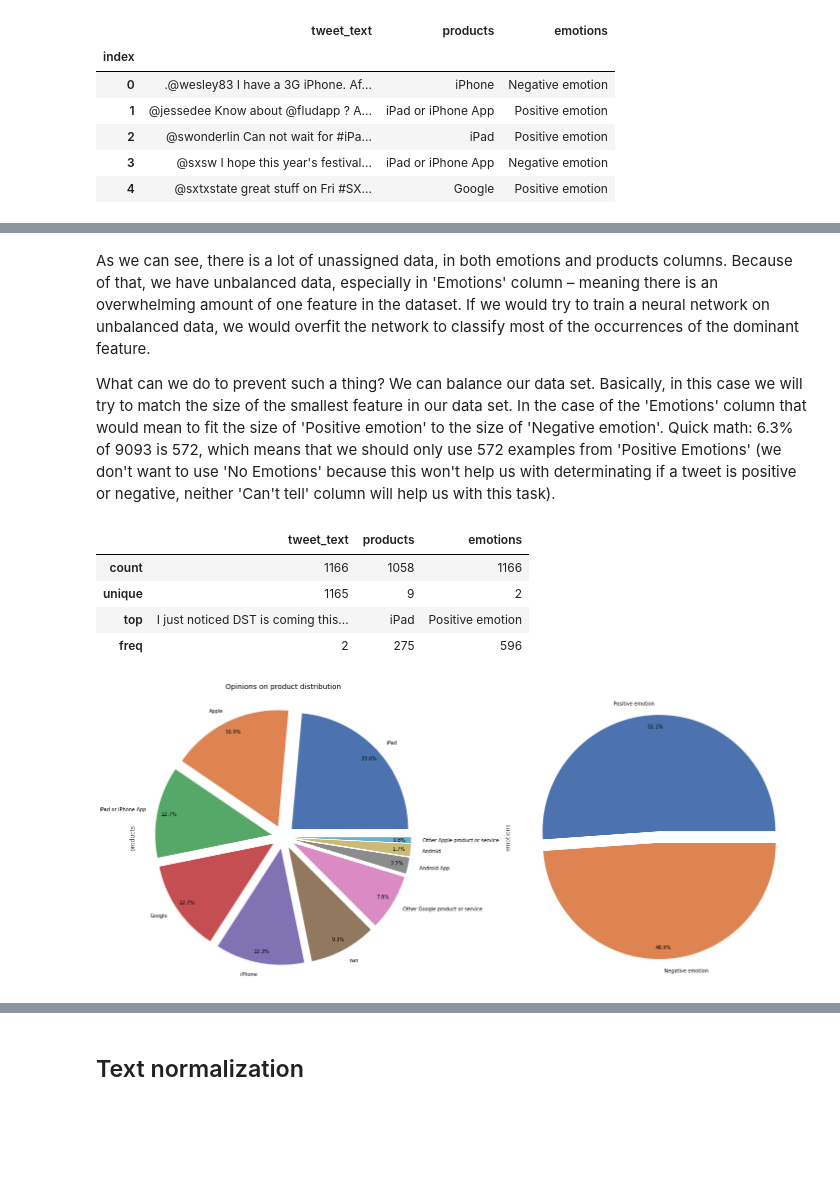
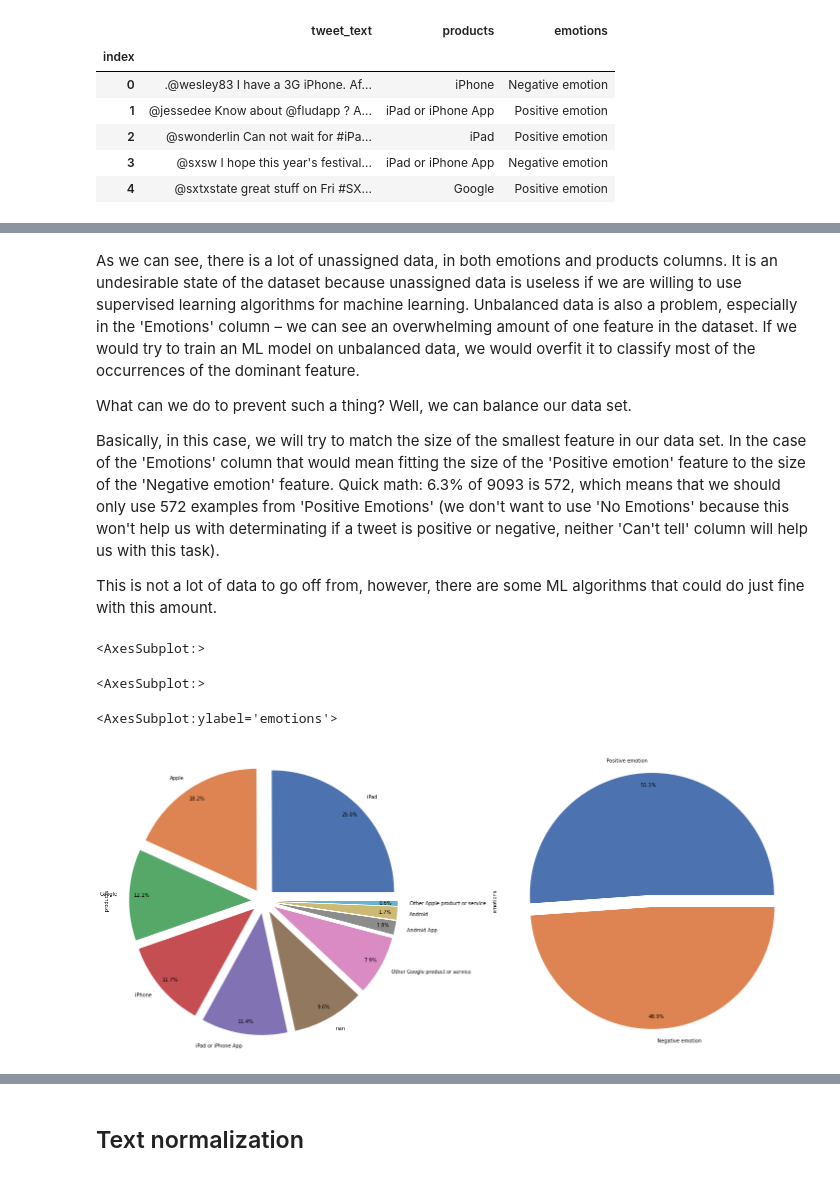
Before and after one commit to bjpietrzak/MachineLearningPractice, a Jupyter notebook: projekt.ipynb, the cells around one changed output, grey strips where cells are left out. Cells and saved outputs as stored; diff of their text form; code cells hidden in the pictures; blank space fills up the shorter version.

```diff
--- a/projekt.ipynb
+++ b/projekt.ipynb
@@ -72,8 +78,12 @@ plt.show()
 # %% [markdown]
-As we can see, there is a lot of unassigned data, in both emotions and products columns. Because of that, we have unbalanced data, especially in 'Emotions' column – meaning there is an overwhelming amount of one feature in the dataset.
-If we would try to train a neural network on unbalanced data, we would overfit the network to classify most of the occurrences of the dominant feature.
+As we can see, there is a lot of unassigned data, in both emotions and products columns. It is an undesirable state of the dataset because unassigned data is useless if we are willing to use supervised learning algorithms for machine learning. Unbalanced data is also a problem, especially in the 'Emotions' column – we can see an overwhelming amount of one feature in the dataset.
+If we would try to train an ML model on unbalanced data, we would overfit it to classify most of the occurrences of the dominant feature.
 
-What can we do to prevent such a thing? We can balance our data set. Basically, in this case we will try to match the size of the smallest feature in our data set. In the case of the 'Emotions' column that would mean to fit the size of 'Positive emotion' to the size of 'Negative emotion'. Quick math: 6.3% of 9093 is 572, which means that we should only use 572 examples from 'Positive Emotions' (we don't want to use 'No Emotions' because this won't help us with determinating if a tweet is positive or negative, neither 'Can't tell' column will help us with this task).
+What can we do to prevent such a thing? Well, we can balance our data set.
+
+Basically, in this case, we will try to match the size of the smallest feature in our data set. In the case of the 'Emotions' column that would mean fitting the size of the 'Positive emotion' feature to the size of the 'Negative emotion' feature. Quick math: 6.3% of 9093 is 572, which means that we should only use 572 examples from 'Positive Emotions' (we don't want to use 'No Emotions' because this won't help us with determinating if a tweet is positive or negative, neither 'Can't tell' column will help us with this task).
+
+This is not a lot of data to go off from, however, there are some ML algorithms that could do just fine with this amount.
 # %%
 throw_away = df.loc[df.emotions.isin(["No emotion toward brand or product","I can't tell"])].index
 df.drop(throw_away, inplace=True)
@@ -84,33 +94,33 @@ procentage = int(100 - (emotions_count[1]*100)/emotions_count[0]) * 0.01
 positive_emotion  = df.loc[df['emotions'] == "Positive emotion"]
 index_possitive = positive_emotion.sample(frac=procentage).index
 df.drop(index_possitive, inplace=True)
-# %%
-df.describe()
-# %% [output]
-|  | tweet_text | products | emotions |
-| count | 1166 | 1058 | 1166 |
-| unique | 1165 | 9 | 2 |
-| top | I just noticed DST is coming this... | iPad | Positive emotion |
-| freq | 2 | 275 | 596 |
+# %%
+#Creating additional data for more information
+df["tweet_length"] = df["tweet_text"].apply(lambda x: len(x))
+df["one_hot_vector"] = df["emotions"].apply(lambda x: 1 if x == "Positive emotion" else 0)
+df["punctuation"] = df["tweet_text"].apply(lambda x: x.count('!' or '.' or '?'))
 # %%
 products=df['products'].value_counts(dropna=False)
 emotions=df['emotions'].value_counts(dropna=False)
 
 distance = [0.1 for i in products]
 labels = ['' for i in products]
 colors = sns.color_palette('deep')
 
 fig = plt.figure(figsize=(20,20))
 fig.add_subplot(1,2,1)
 ax = products.plot.pie(autopct='%1.1f%%', colors=colors, explode=distance, grid=False, pctdistance=0.90)
-ax.set_title('Opinions on product distribution')
+
 
 fig.add_subplot(1,2,2)
 ax3 = df.emotions.value_counts(dropna=False)
 distanceEmotions = [0.05 for i in ax3]
 ax3.plot.pie(autopct='%1.1f%%', colors=colors, explode=distanceEmotions, grid=False, pctdistance=0.90)
 
 fig.tight_layout()
 plt.show()
 # %% [output]
+<AxesSubplot:>
+<AxesSubplot:>
+<AxesSubplot:ylabel='emotions'>
-[figure, old version]
+[figure, new version]
```
Also changed, not shown: parts of 36 cells of this notebook.
